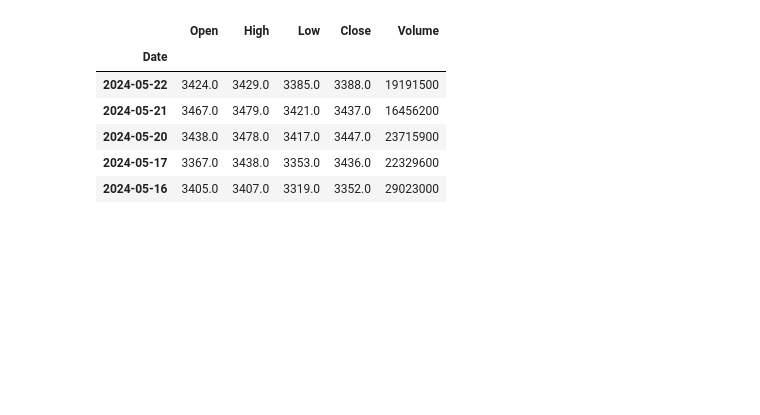
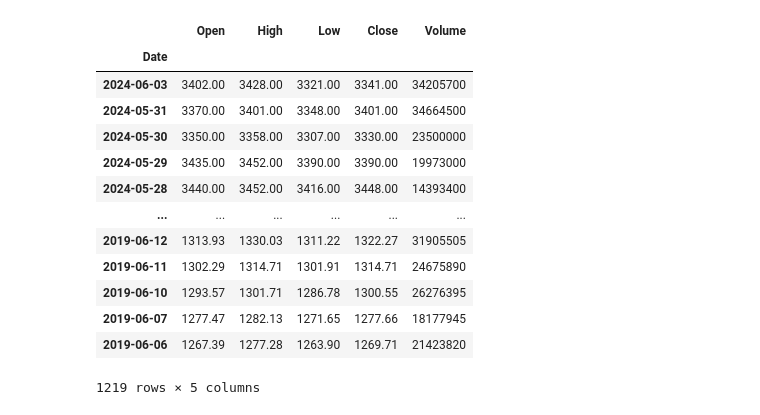
Before and after one commit to poriporiporiZ/graduation-research, a Jupyter notebook: pandas_datareader/test.ipynb, the cells around one changed output. Saved outputs shown, nothing was run; the diff lists cells and outputs as text; code cells hidden in the pictures; blank space fills up the shorter version.

```diff
--- a/pandas_datareader/test.ipynb
+++ b/pandas_datareader/test.ipynb
@@ -5,13 +9,20 @@ import matplotlib.pyplot as plt
 # %%
 from pandas_datareader import data
 
 df = data.DataReader('7203.JP', 'stooq')
-df.head()
+df
 # %% [output]
 |  | Open | High | Low | Close | Volume |
 | Date |  |  |  |  |  |
-| 2024-05-22 | 3424.0 | 3429.0 | 3385.0 | 3388.0 | 19191500 |
-| 2024-05-21 | 3467.0 | 3479.0 | 3421.0 | 3437.0 | 16456200 |
-| 2024-05-20 | 3438.0 | 3478.0 | 3417.0 | 3447.0 | 23715900 |
-| 2024-05-17 | 3367.0 | 3438.0 | 3353.0 | 3436.0 | 22329600 |
-| 2024-05-16 | 3405.0 | 3407.0 | 3319.0 | 3352.0 | 29023000 |
+| 2024-06-03 | 3402.00 | 3428.00 | 3321.00 | 3341.00 | 34205700 |
+| 2024-05-31 | 3370.00 | 3401.00 | 3348.00 | 3401.00 | 34664500 |
+| 2024-05-30 | 3350.00 | 3358.00 | 3307.00 | 3330.00 | 23500000 |
+| 2024-05-29 | 3435.00 | 3452.00 | 3390.00 | 3390.00 | 19973000 |
+| 2024-05-28 | 3440.00 | 3452.00 | 3416.00 | 3448.00 | 14393400 |
+| ... | ... | ... | ... | ... | ... |
+| 2019-06-12 | 1313.93 | 1330.03 | 1311.22 | 1322.27 | 31905505 |
+| 2019-06-11 | 1302.29 | 1314.71 | 1301.91 | 1314.71 | 24675890 |
+| 2019-06-10 | 1293.57 | 1301.71 | 1286.78 | 1300.55 | 26276395 |
+| 2019-06-07 | 1277.47 | 1282.13 | 1271.65 | 1277.66 | 18177945 |
+| 2019-06-06 | 1267.39 | 1277.28 | 1263.90 | 1269.71 | 21423820 |
+1219 rows × 5 columns
```
Also changed, not shown: parts of 4 cells of this notebook.
